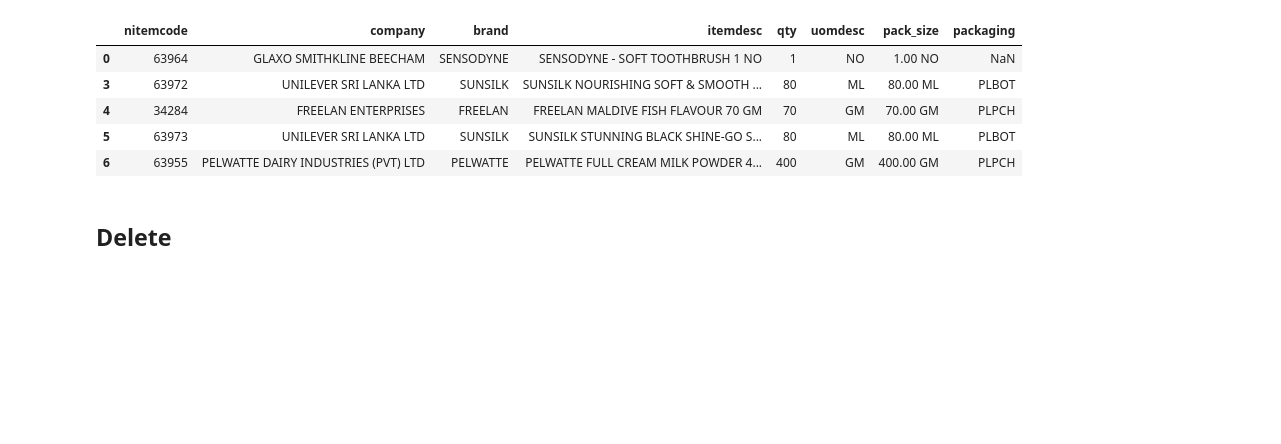
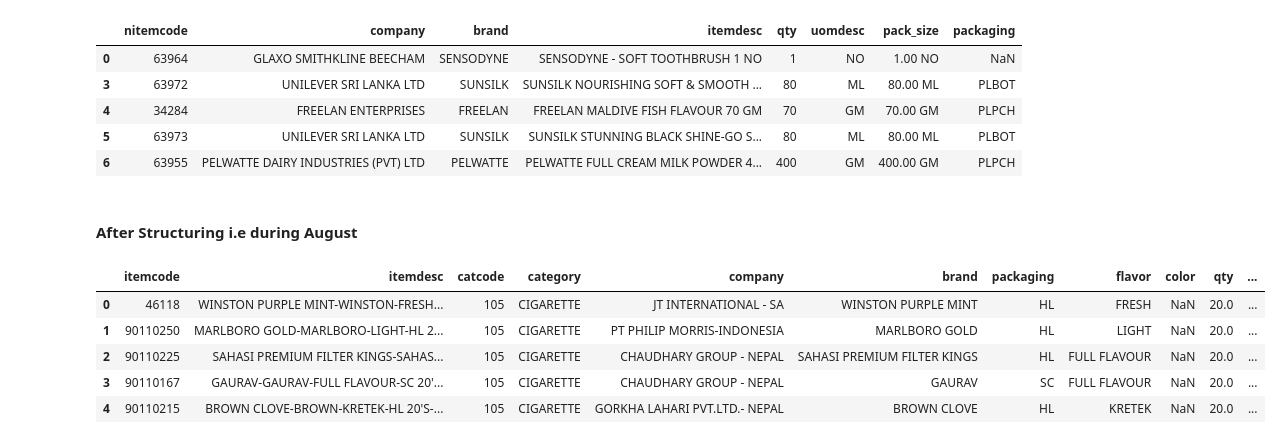
Before and after one commit to AbhigyanSen/StockKeepingUnit, a Jupyter notebook: DataPreprocessing.ipynb, the cells around one changed output. Drawn from its saved outputs; the diff is of its cells as text; code cells hidden in the pictures; blank space fills up the shorter version.

Commit message:
Version 4
Starting to eork with the newly strcutured data received on August

```diff
--- a/DataPreprocessing.ipynb
+++ b/DataPreprocessing.ipynb
@@ -202,5 +204,19 @@ df.head()
 | 4 | 34284 | FREELAN ENTERPRISES | FREELAN | FREELAN MALDIVE FISH FLAVOUR 70 GM | 70 | GM | 70.00 GM | PLPCH |
 | 5 | 63973 | UNILEVER SRI LANKA LTD | SUNSILK | SUNSILK STUNNING BLACK SHINE-GO S... | 80 | ML | 80.00 ML | PLBOT |
 | 6 | 63955 | PELWATTE DAIRY INDUSTRIES (PVT) LTD | PELWATTE | PELWATTE FULL CREAM MILK POWDER 4... | 400 | GM | 400.00 GM | PLPCH |
-# %% [markdown]
-## Delete
+# %% [markdown]
+#### **After Structuring** i.e during August
+# %%
+import pandas as pd
+
+master_df = pd.read_csv('master.csv')
+transaction_df = pd.read_csv('transaction.csv')
+# %%
+master_df.head()
+# %% [output]
+|  | itemcode | itemdesc | catcode | category | company | brand | packaging | flavor | color | qty | ... |
+| 0 | 46118 | WINSTON PURPLE MINT-WINSTON-FRESH... | 105 | CIGARETTE | JT INTERNATIONAL - SA | WINSTON PURPLE MINT | HL | FRESH | NaN | 20.0 | ... |
+| 1 | 90110250 | MARLBORO GOLD-MARLBORO-LIGHT-HL 2... | 105 | CIGARETTE | PT PHILIP MORRIS-INDONESIA | MARLBORO GOLD | HL | LIGHT | NaN | 20.0 | ... |
+| 2 | 90110225 | SAHASI PREMIUM FILTER KINGS-SAHAS... | 105 | CIGARETTE | CHAUDHARY GROUP - NEPAL | SAHASI PREMIUM FILTER KINGS | HL | FULL FLAVOUR | NaN | 20.0 | ... |
+| 3 | 90110167 | GAURAV-GAURAV-FULL FLAVOUR-SC 20'... | 105 | CIGARETTE | CHAUDHARY GROUP - NEPAL | GAURAV | SC | FULL FLAVOUR | NaN | 20.0 | ... |
+| 4 | 90110215 | BROWN CLOVE-BROWN-KRETEK-HL 20'S-... | 105 | CIGARETTE | GORKHA LAHARI PVT.LTD.- NEPAL | BROWN CLOVE | HL | KRETEK | NaN | 20.0 | ... |
```
Also changed, not shown: parts of 19 cells of this notebook, 22 other files.
